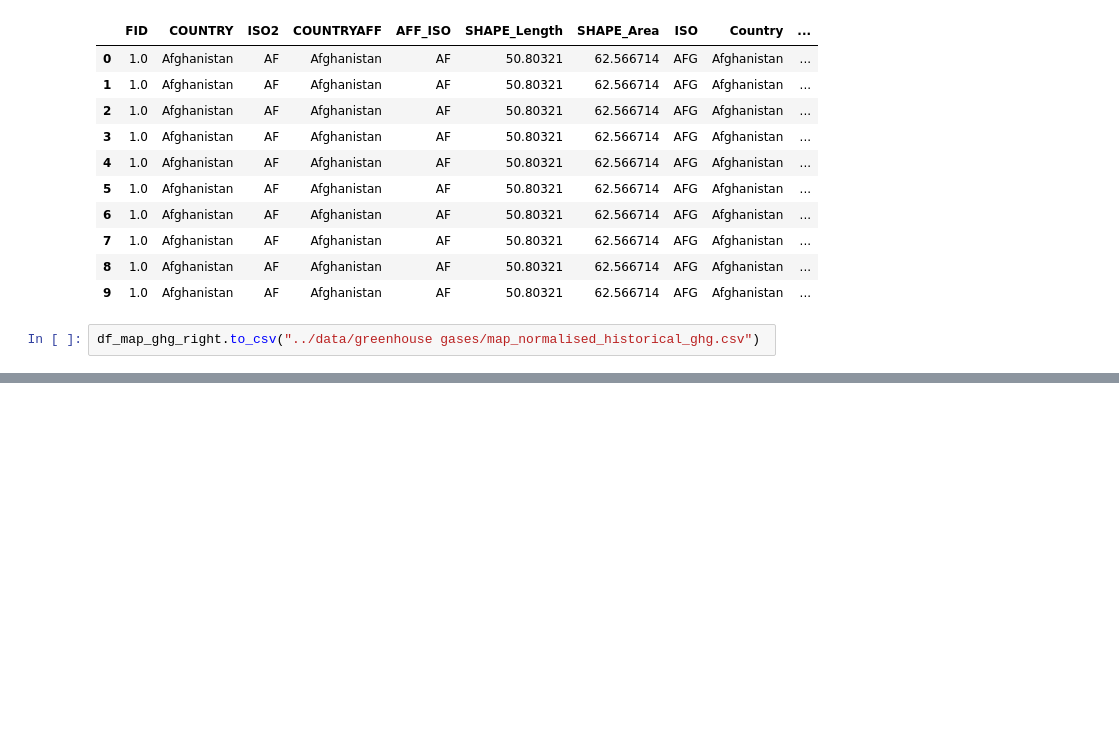
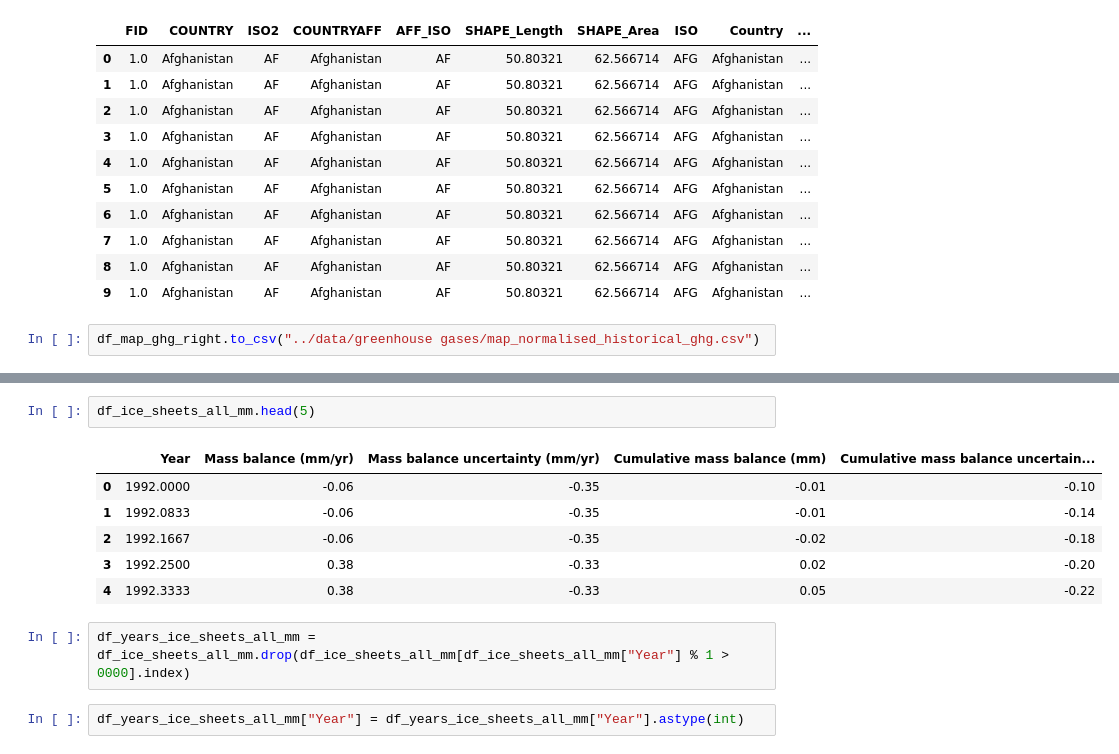
Before and after one commit to gauravpatil123/adv-projects-in-visualization, a Jupyter notebook: notebooks/project_main.ipynb, the cells around one changed output, grey strips where cells are left out. Cells and saved outputs as stored; diff of their text form; blank space fills up the shorter version.

```diff
--- a/notebooks/project_main.ipynb
+++ b/notebooks/project_main.ipynb
@@ -553,0 +586,13 @@ df_map_ghg_right.to_csv("../data/greenhouse gases/map_normalised_historical_ghg.
+# %%
+df_ice_sheets_all_mm.head(5)
+# %% [output]
+|  | Year | Mass balance (mm/yr) | Mass balance uncertainty (mm/yr) | Cumulative mass balance (mm) | Cumulative mass balance uncertain... |
+| 0 | 1992.0000 | -0.06 | -0.35 | -0.01 | -0.10 |
+| 1 | 1992.0833 | -0.06 | -0.35 | -0.01 | -0.14 |
+| 2 | 1992.1667 | -0.06 | -0.35 | -0.02 | -0.18 |
+| 3 | 1992.2500 | 0.38 | -0.33 | 0.02 | -0.20 |
+| 4 | 1992.3333 | 0.38 | -0.33 | 0.05 | -0.22 |
+# %%
+df_years_ice_sheets_all_mm = df_ice_sheets_all_mm.drop(df_ice_sheets_all_mm[df_ice_sheets_all_mm["Year"] % 1 > 0000].index)
+# %%
+df_years_ice_sheets_all_mm["Year"] = df_years_ice_sheets_all_mm["Year"].astype(int)
```
Also changed, not shown: parts of 7 cells of this notebook, 12 other files.
